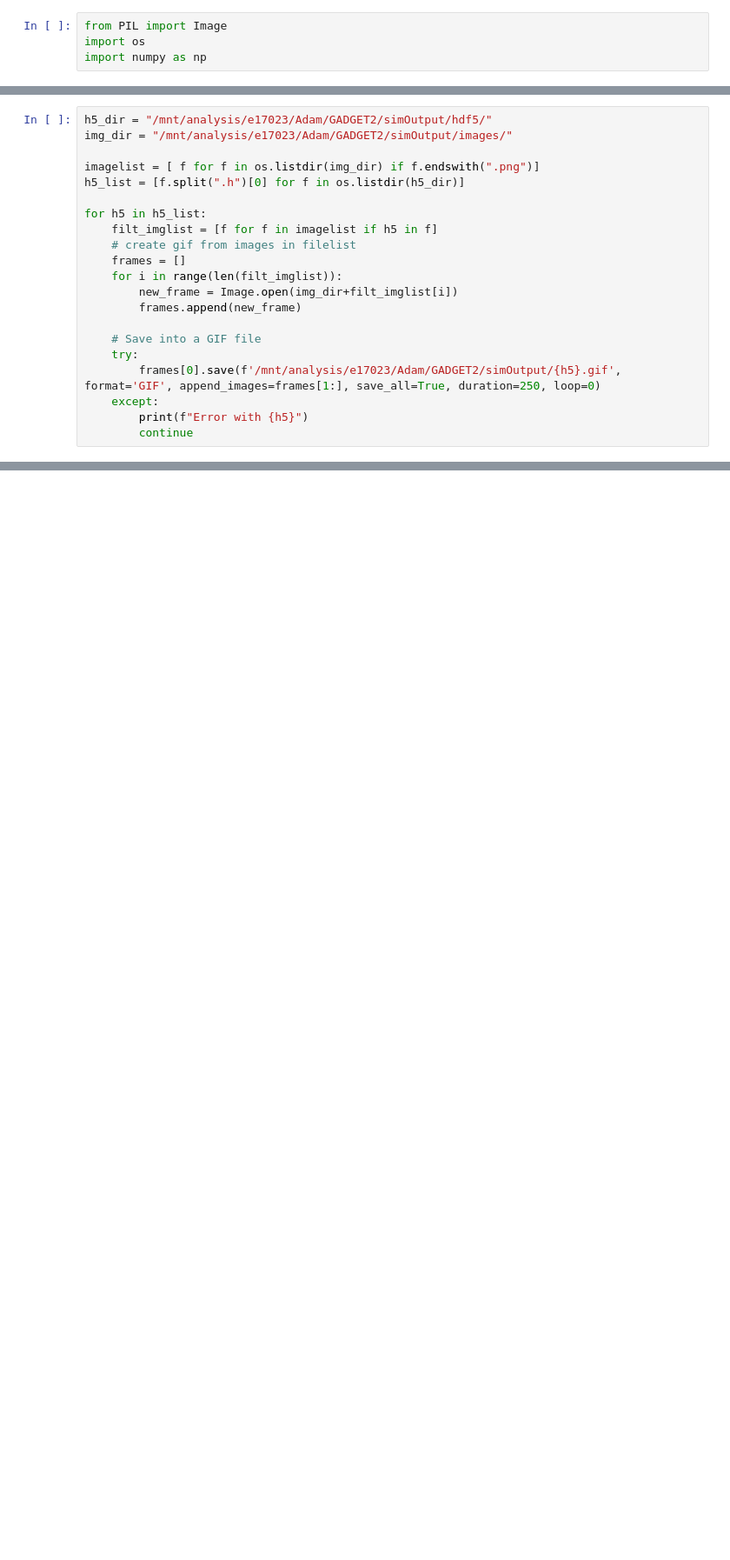
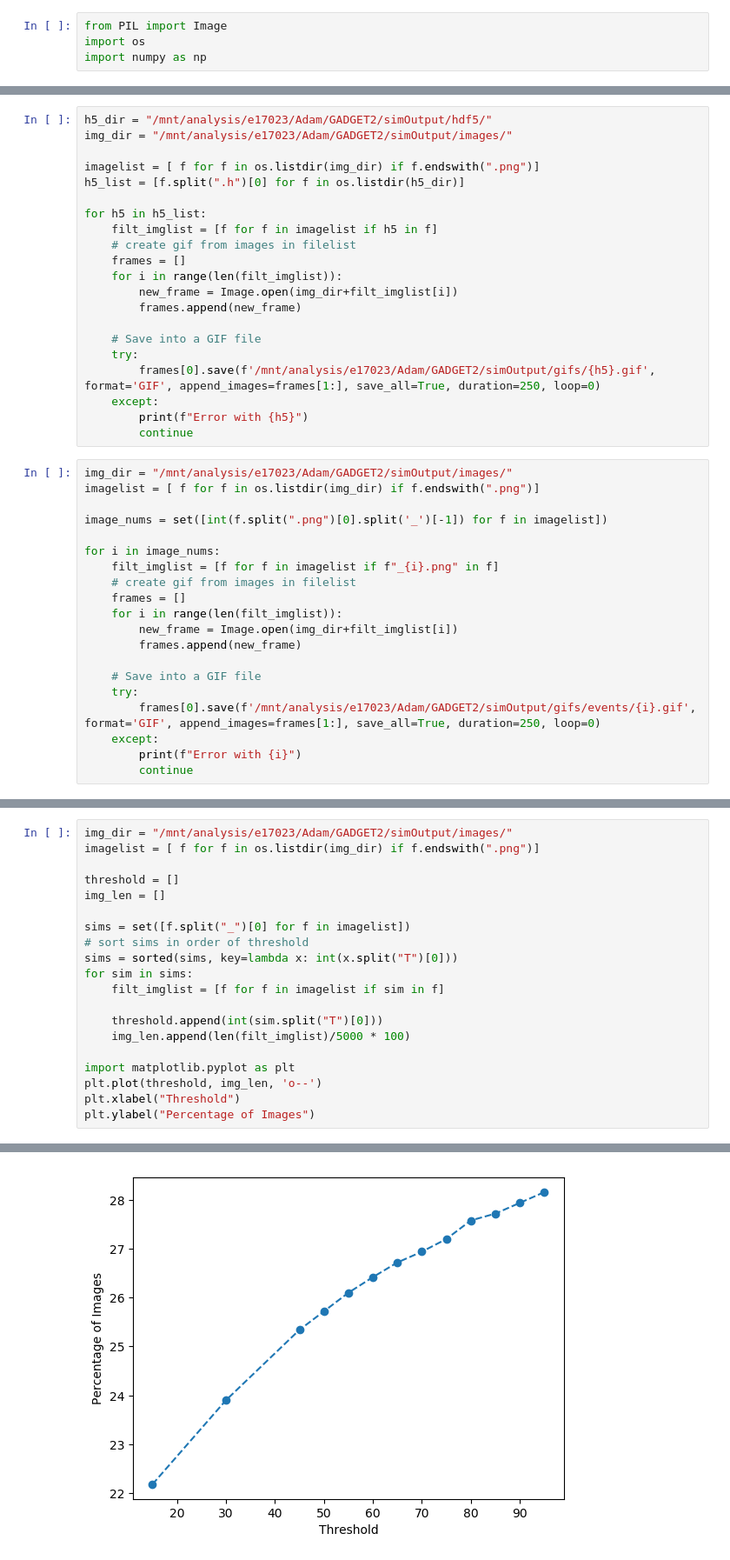
Before and after one commit to Jaros24/GAPA, a Jupyter notebook: Analysis/h5_gif.ipynb, the cells around one changed output, grey strips where cells are left out. Shown: that part at 87% size. Saved outputs shown, nothing was run; the diff lists cells and outputs as text; blank space fills up the shorter version.

Commit message:
tuning troubleshooting and long duration high N testing

```diff
--- a/Analysis/h5_gif.ipynb
+++ b/Analysis/h5_gif.ipynb
@@ -33,7 +33,27 @@ for h5 in h5_list:
 
     # Save into a GIF file
     try:
-        frames[0].save(f'/mnt/analysis/e17023/Adam/GADGET2/simOutput/{h5}.gif', format='GIF', append_images=frames[1:], save_all=True, duration=250, loop=0)
+        frames[0].save(f'/mnt/analysis/e17023/Adam/GADGET2/simOutput/gifs/{h5}.gif', format='GIF', append_images=frames[1:], save_all=True, duration=250, loop=0)
     except:
         print(f"Error with {h5}")
         continue
+# %%
+img_dir = "/mnt/analysis/e17023/Adam/GADGET2/simOutput/images/"
+imagelist = [ f for f in os.listdir(img_dir) if f.endswith(".png")]
+
+image_nums = set([int(f.split(".png")[0].split('_')[-1]) for f in imagelist])
+
+for i in image_nums:
+    filt_imglist = [f for f in imagelist if f"_{i}.png" in f]
+    # create gif from images in filelist
+    frames = []
+    for i in range(len(filt_imglist)):
+        new_frame = Image.open(img_dir+filt_imglist[i])
+        frames.append(new_frame)
+
+    # Save into a GIF file
+    try:
+        frames[0].save(f'/mnt/analysis/e17023/Adam/GADGET2/simOutput/gifs/events/{i}.gif', format='GIF', append_images=frames[1:], save_all=True, duration=250, loop=0)
+    except:
+        print(f"Error with {i}")
+        continue
@@ -39,0 +62,21 @@ for h5 in h5_list:
+# %%
+img_dir = "/mnt/analysis/e17023/Adam/GADGET2/simOutput/images/"
+imagelist = [ f for f in os.listdir(img_dir) if f.endswith(".png")]
+
+threshold = []
+img_len = []
+
+sims = set([f.split("_")[0] for f in imagelist])
+# sort sims in order of threshold
+sims = sorted(sims, key=lambda x: int(x.split("T")[0]))
+for sim in sims:
+    filt_imglist = [f for f in imagelist if sim in f]
+
+    threshold.append(int(sim.split("T")[0]))
+    img_len.append(len(filt_imglist)/5000 * 100)
+
+import matplotlib.pyplot as plt
+plt.plot(threshold, img_len, 'o--')
+plt.xlabel("Threshold")
+plt.ylabel("Percentage of Images")
+# %% [output]
@@ -40,3 +84,4 @@ for h5 in h5_list:
+[figure, added]
 # %%
 #img_dir = "/mnt/analysis/e17023/Adam/GADGET2/simOutput/aug_images/"
 #imagelist = [ f for f in os.listdir(img_dir) if f.endswith(".png")]
```
Also changed, not shown: parts of 2 cells of this notebook, 5 other files.
